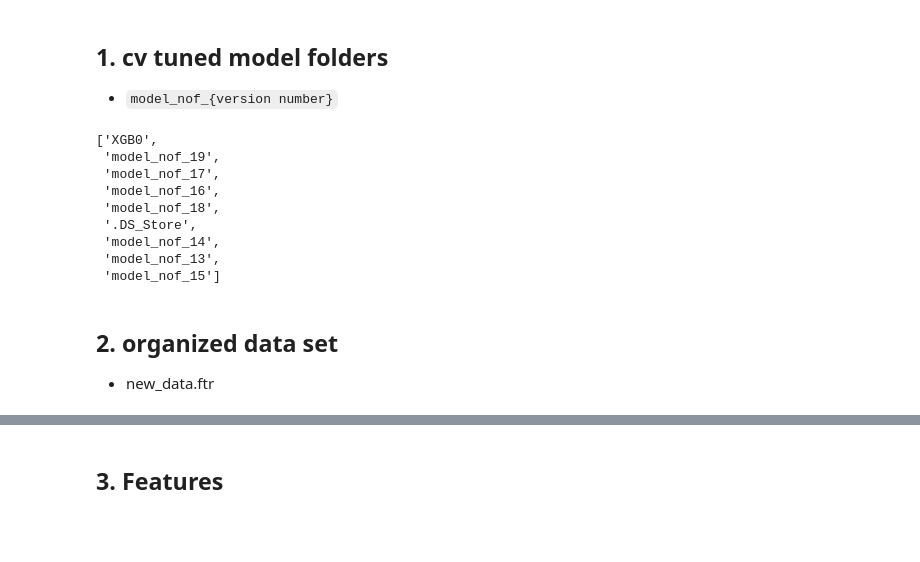
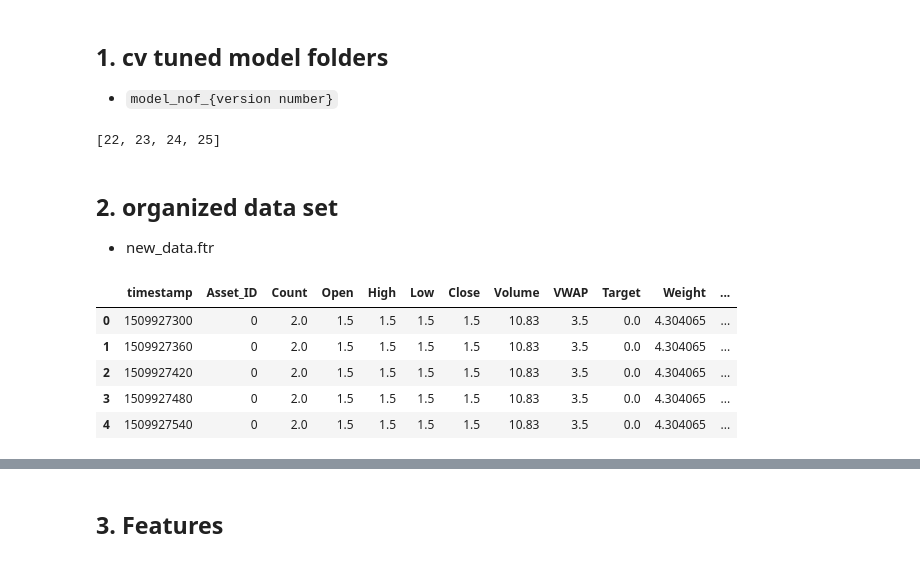
Before and after one commit to 123mitnik/Crypto_Forecasting_kaggle, a Jupyter notebook: crypto-xgb-cv.ipynb, the cells around one changed output, grey strips where cells are left out. Cells and saved outputs as stored; diff of their text form; code cells hidden in the pictures; blank space fills up the shorter version.

```diff
--- a/crypto-xgb-cv.ipynb
+++ b/crypto-xgb-cv.ipynb
@@ -7,19 +7,11 @@
 ## 1. cv tuned model folders
 
 - `model_nof_{version number}`
-# %%
-import os
-os.listdir('./trainedXGB/')
-# %% [output]
-['XGB0',
- 'model_nof_19',
- 'model_nof_17',
- 'model_nof_16',
- 'model_nof_18',
- '.DS_Store',
- 'model_nof_14',
- 'model_nof_13',
- 'model_nof_15']
+# %%
+import os
+sorted([int(s.split('_')[-1]) for s in os.listdir('./trainedXGB/') if 'model_nof' in s])[-4:]
+# %% [output]
+[22, 23, 24, 25]
 # %% [markdown]
 ## 2. organized data set
 
@@ -27,4 +19,12 @@ os.listdir('./trainedXGB/')
 # %%
 import pandas as pd
 import gc
-df_train = pd.read_feather('./data'+'/new_data.ftr')
+df_train = pd.read_feather('./data'+'/new_data.ftr').drop('index',axis=1)
+df_train.head()
+# %% [output]
+|  | timestamp | Asset_ID | Count | Open | High | Low | Close | Volume | VWAP | Target | Weight | ... |
+| 0 | 1509927300 | 0 | 2.0 | 1.5 | 1.5 | 1.5 | 1.5 | 10.83 | 3.5 | 0.0 | 4.304065 | ... |
+| 1 | 1509927360 | 0 | 2.0 | 1.5 | 1.5 | 1.5 | 1.5 | 10.83 | 3.5 | 0.0 | 4.304065 | ... |
+| 2 | 1509927420 | 0 | 2.0 | 1.5 | 1.5 | 1.5 | 1.5 | 10.83 | 3.5 | 0.0 | 4.304065 | ... |
+| 3 | 1509927480 | 0 | 2.0 | 1.5 | 1.5 | 1.5 | 1.5 | 10.83 | 3.5 | 0.0 | 4.304065 | ... |
+| 4 | 1509927540 | 0 | 2.0 | 1.5 | 1.5 | 1.5 | 1.5 | 10.83 | 3.5 | 0.0 | 4.304065 | ... |
```
Also changed, not shown: parts of 13 cells of this notebook, 4 other files.
